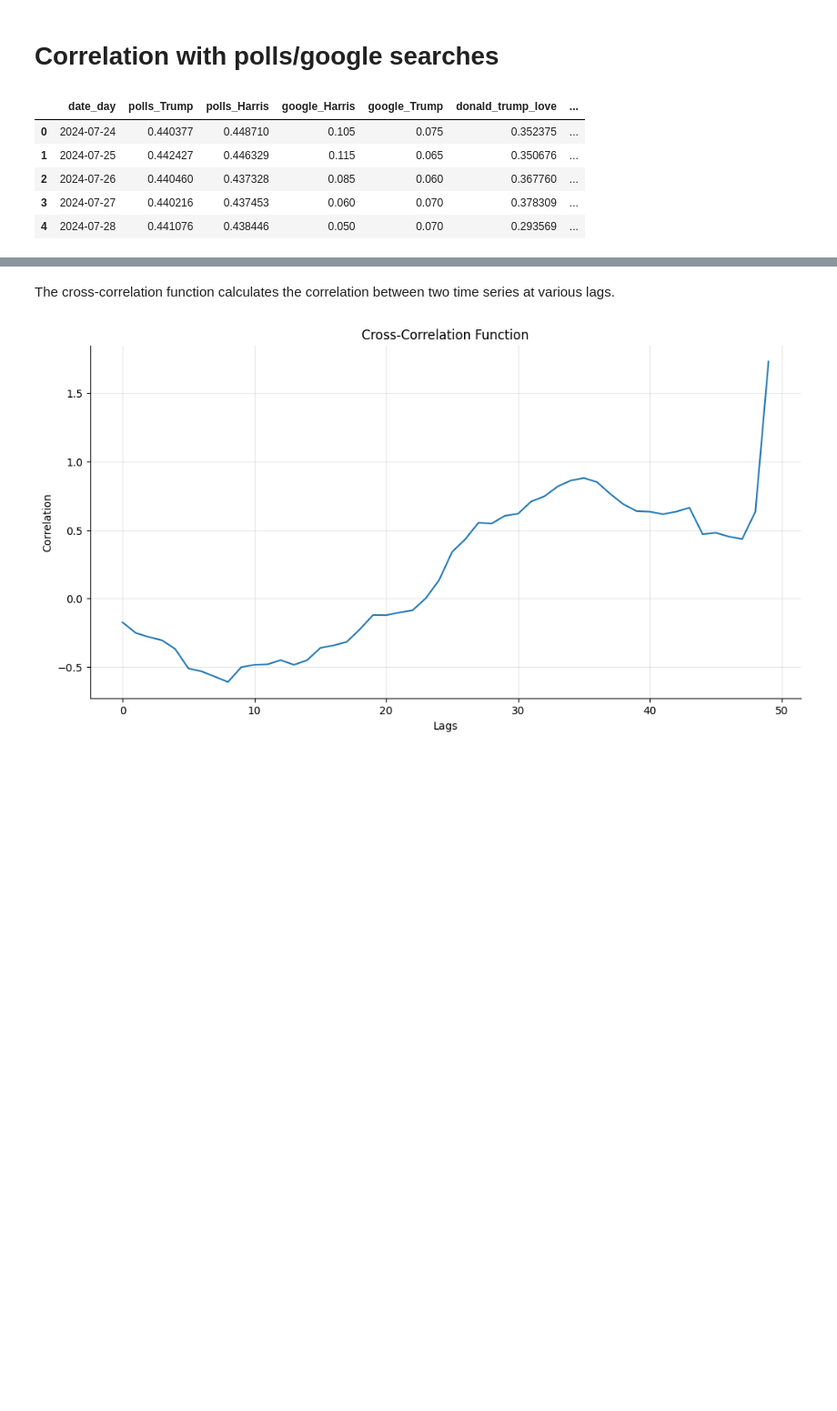
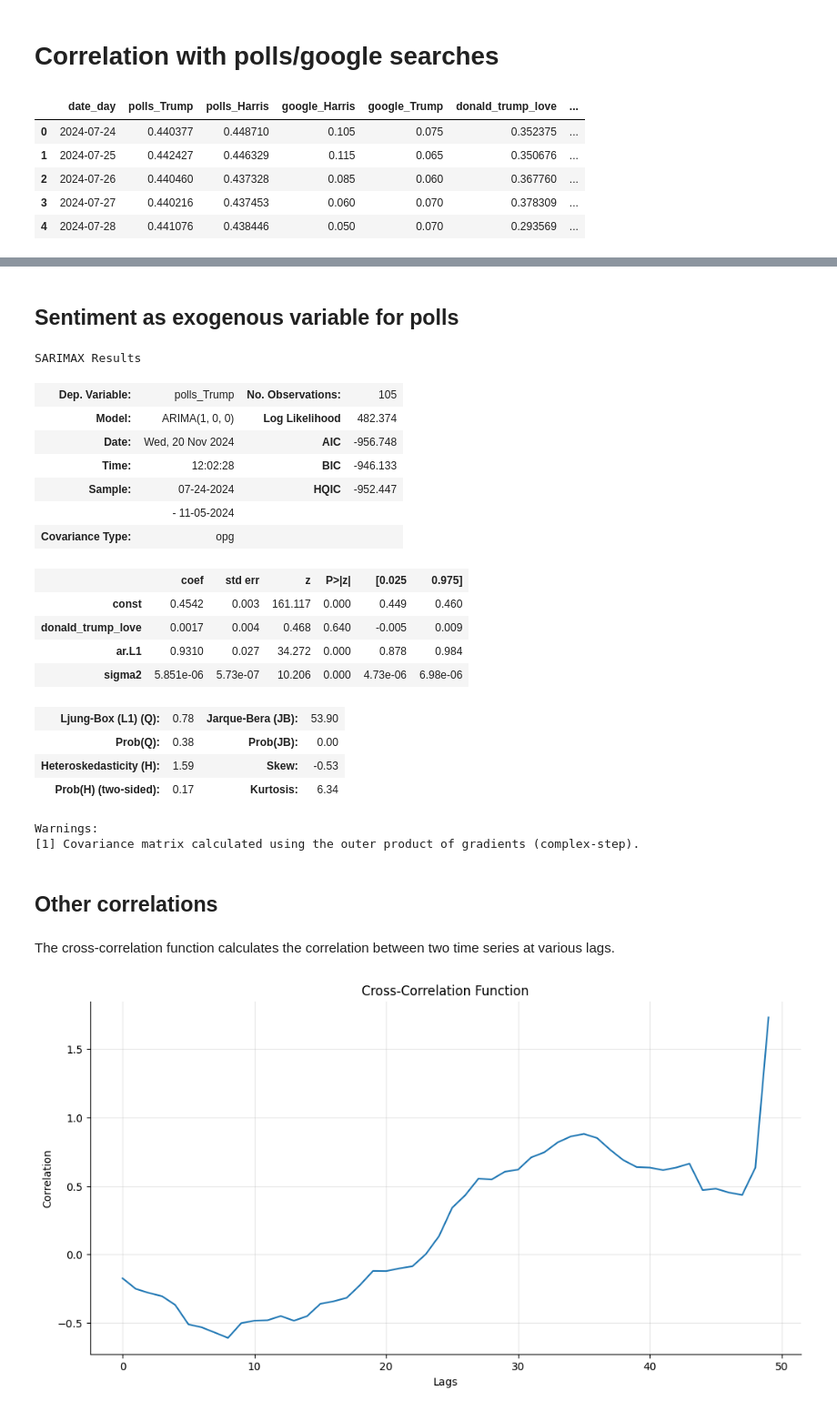
Before and after one commit to bnvulpe/votecore, a Jupyter notebook: scripts/data_mining.ipynb, the cells around one changed output, grey strips where cells are left out. Shown at 91% size. Cells and saved outputs as stored; diff of their text form; code cells hidden in the pictures; blank space fills up the shorter version.

Commit message:
Update data_mining.ipynb
tried exogenous vars

```diff
--- a/scripts/data_mining.ipynb
+++ b/scripts/data_mining.ipynb
@@ -1212,3 +1236,45 @@ google_harris.index = pd.to_datetime(df_trump_harris['date_day'])
+# %% [markdown]
+## Sentiment as exogenous variable for polls
+# %%
+# for all polls, fit arima model and s¡get exogenous coefficients from 2 candidates sentiment, use pm.auto_arima
+# for all google trends, fit arima model and get exogenous coefficients from 2 candidates sentiment, use pm.auto_arima
+
+warnings.filterwarnings("ignore")
+arima_trump_when_biden_trump_love = ARIMA(polls_trump_when_biden, exog=donald_trump_love_when_biden, order=(1,0,0)).fit()
+arima_trump_when_harris_trump_love = ARIMA(polls_trump_when_harris, exog=donald_trump_love_when_harris, order=(1,0,0)).fit()
+arima_trump_when_biden_biden_love = ARIMA(polls_trump_when_biden, exog=joe_biden_love, order=(1,0,0)).fit()
+arima_trump_when_harris_harris_love = ARIMA(polls_trump_when_harris, exog=kamala_harris_love, order=(1,0,0)).fit()
+arima_trump_when_biden_trump_biden_love = ARIMA(polls_trump_when_biden, exog=pd.concat([donald_trump_love_when_biden, joe_biden_love], axis=1), order=(1,0,0)).fit()
+arima_trump_when_harris_trump_harris_love = ARIMA(polls_trump_when_harris, exog=pd.concat([donald_trump_love_when_harris, kamala_harris_love], axis=1), order=(1,0,0)).fit()
+
+arima_trump_when_biden_trump_love.summary()
+arima_trump_when_harris_trump_love.summary()
+#arima_trump_when_biden_biden_love.summary()
+#arima_trump_when_harris_harris_love.summary()
+#arima_trump_when_biden_trump_biden_love.summary()
+#arima_trump_when_harris_trump_harris_love.summary()
+# %% [output]
+SARIMAX Results
+| Dep. Variable: | polls_Trump | No. Observations: | 105 |
+| Model: | ARIMA(1, 0, 0) | Log Likelihood | 482.374 |
+| Date: | Wed, 20 Nov 2024 | AIC | -956.748 |
+| Time: | 12:02:28 | BIC | -946.133 |
+| Sample: | 07-24-2024 | HQIC | -952.447 |
+|  | - 11-05-2024 |  |  |
+| Covariance Type: | opg |  |  |
+|  | coef | std err | z | P>|z| | [0.025 | 0.975] |
+| const | 0.4542 | 0.003 | 161.117 | 0.000 | 0.449 | 0.460 |
+| donald_trump_love | 0.0017 | 0.004 | 0.468 | 0.640 | -0.005 | 0.009 |
+| ar.L1 | 0.9310 | 0.027 | 34.272 | 0.000 | 0.878 | 0.984 |
+| sigma2 | 5.851e-06 | 5.73e-07 | 10.206 | 0.000 | 4.73e-06 | 6.98e-06 |
+| Ljung-Box (L1) (Q): | 0.78 | Jarque-Bera (JB): | 53.90 |
+| Prob(Q): | 0.38 | Prob(JB): | 0.00 |
+| Heteroskedasticity (H): | 1.59 | Skew: | -0.53 |
+| Prob(H) (two-sided): | 0.17 | Kurtosis: | 6.34 |
+Warnings:
+[1] Covariance matrix calculated using the outer product of gradients (complex-step).
+# %% [markdown]
+## Other correlations
 # %% [markdown]
 The cross-correlation function calculates the correlation between two time series at various lags.
 # %%
```
Also changed, not shown: parts of 2 cells of this notebook.
